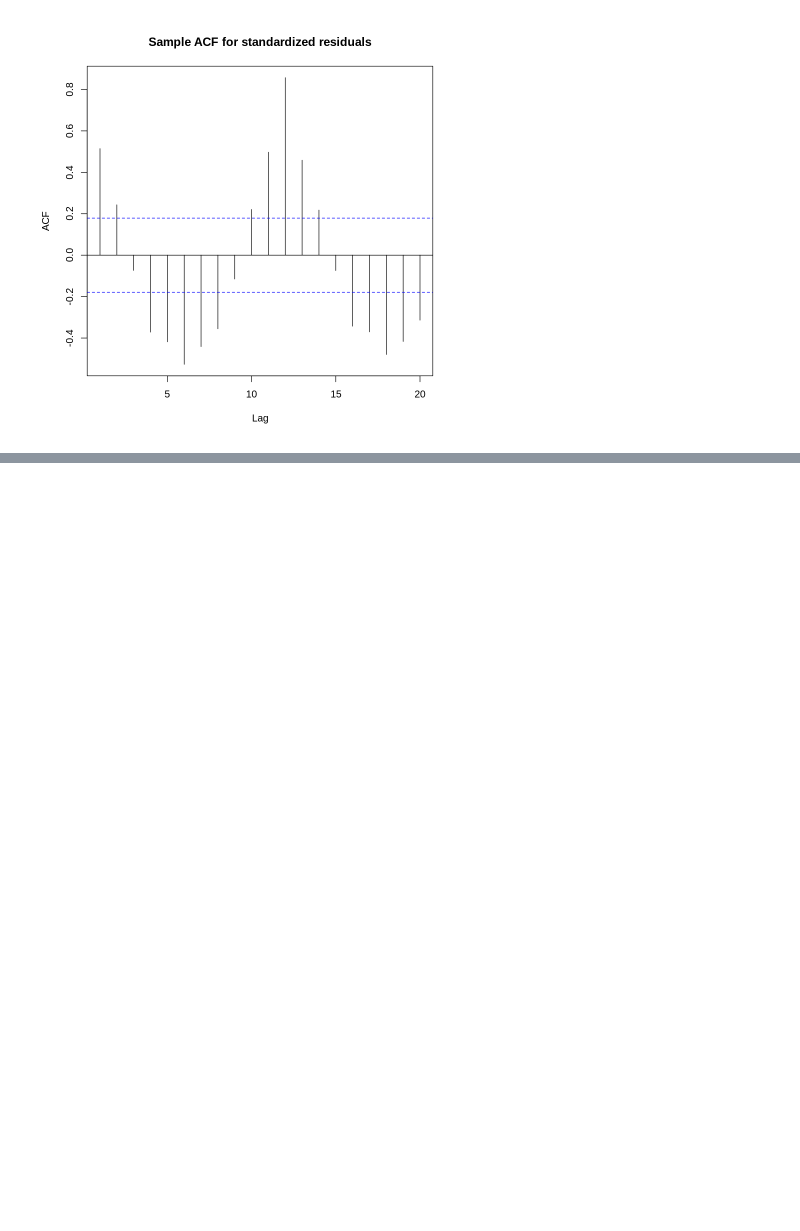
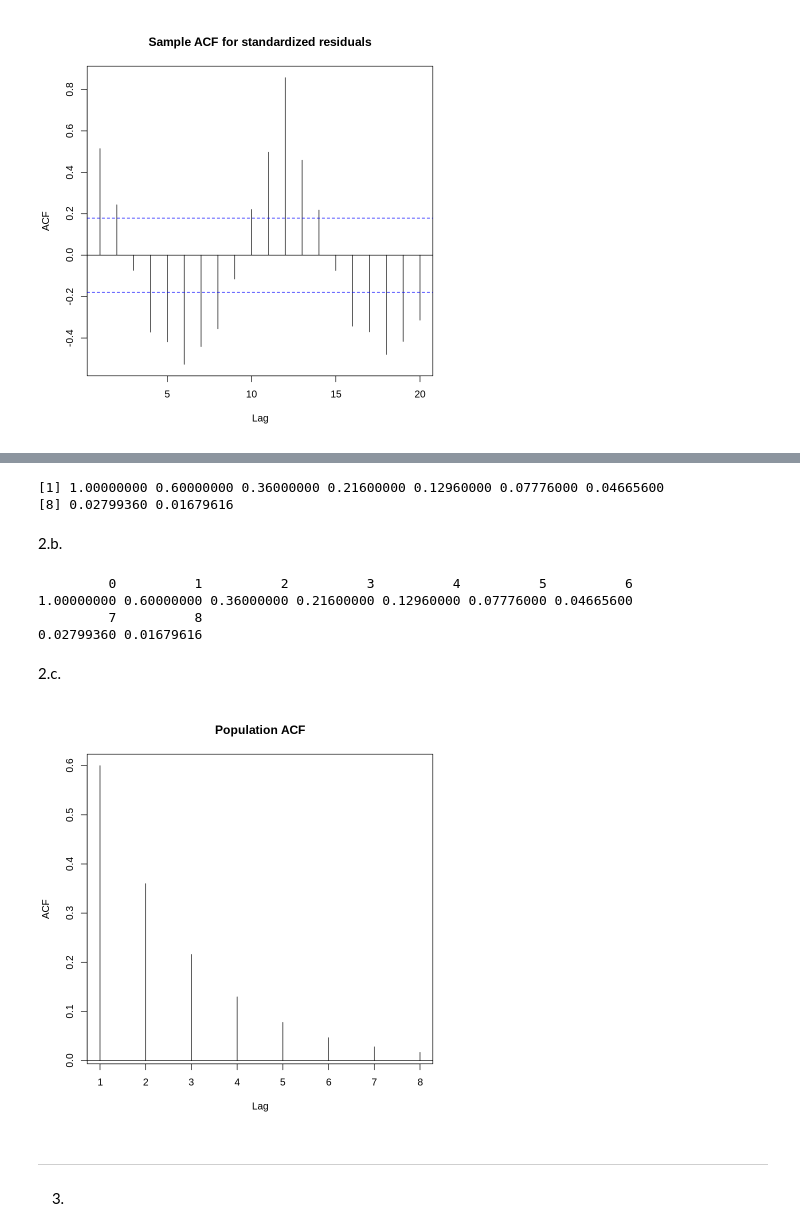
Before and after one commit to Mostafa-M-Rezaee/Time_Series_Analysis, a Jupyter notebook: 0. Time Series Analysis _ using R on Colab.ipynb, the cells around one changed output, grey strips where cells are left out. Cells and saved outputs as stored; diff of their text form; code cells hidden in the pictures; blank space fills up the shorter version.

```diff
--- a/0. Time Series Analysis _ using R on Colab.ipynb
+++ b/0. Time Series Analysis _ using R on Colab.ipynb
@@ -459,0 +503,28 @@ acf(rstudent(fit),main="Sample ACF for standardized residuals")
+# %%
+phi = 0.6
+phi^(0:8)
+# %% [output]
+[1] 1.00000000 0.60000000 0.36000000 0.21600000 0.12960000 0.07776000 0.04665600
+[8] 0.02799360 0.01679616
+# %% [markdown]
+2.b.
+# %%
+ACF=ARMAacf(ar=c(0.6),lag.max=8)
+ACF
+# %% [output]
+         0          1          2          3          4          5          6
+1.00000000 0.60000000 0.36000000 0.21600000 0.12960000 0.07776000 0.04665600
+         7          8
+0.02799360 0.01679616
+# %% [markdown]
+2.c.
+# %%
+ACF=ARMAacf(ar=c(0.6),lag.max=8)
+plot(y=ACF[-1],x=1:8,xlab='Lag',ylab='ACF',main="Population ACF",type='h')
+abline(h=0)
+# %% [output]
+[figure, added]
+# %% [markdown]
+---
+
+3.
```
Also changed, not shown: parts of 119 cells of this notebook.
